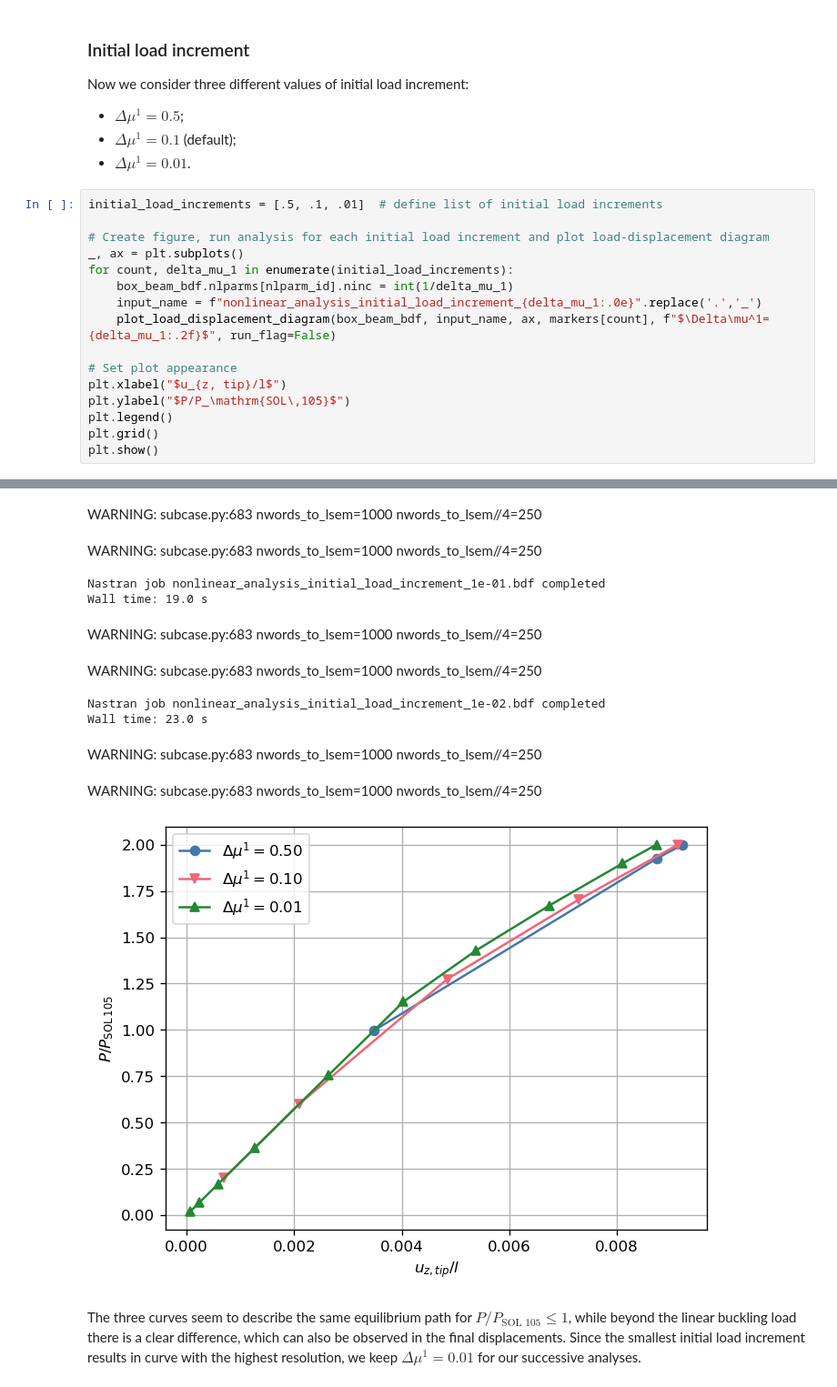
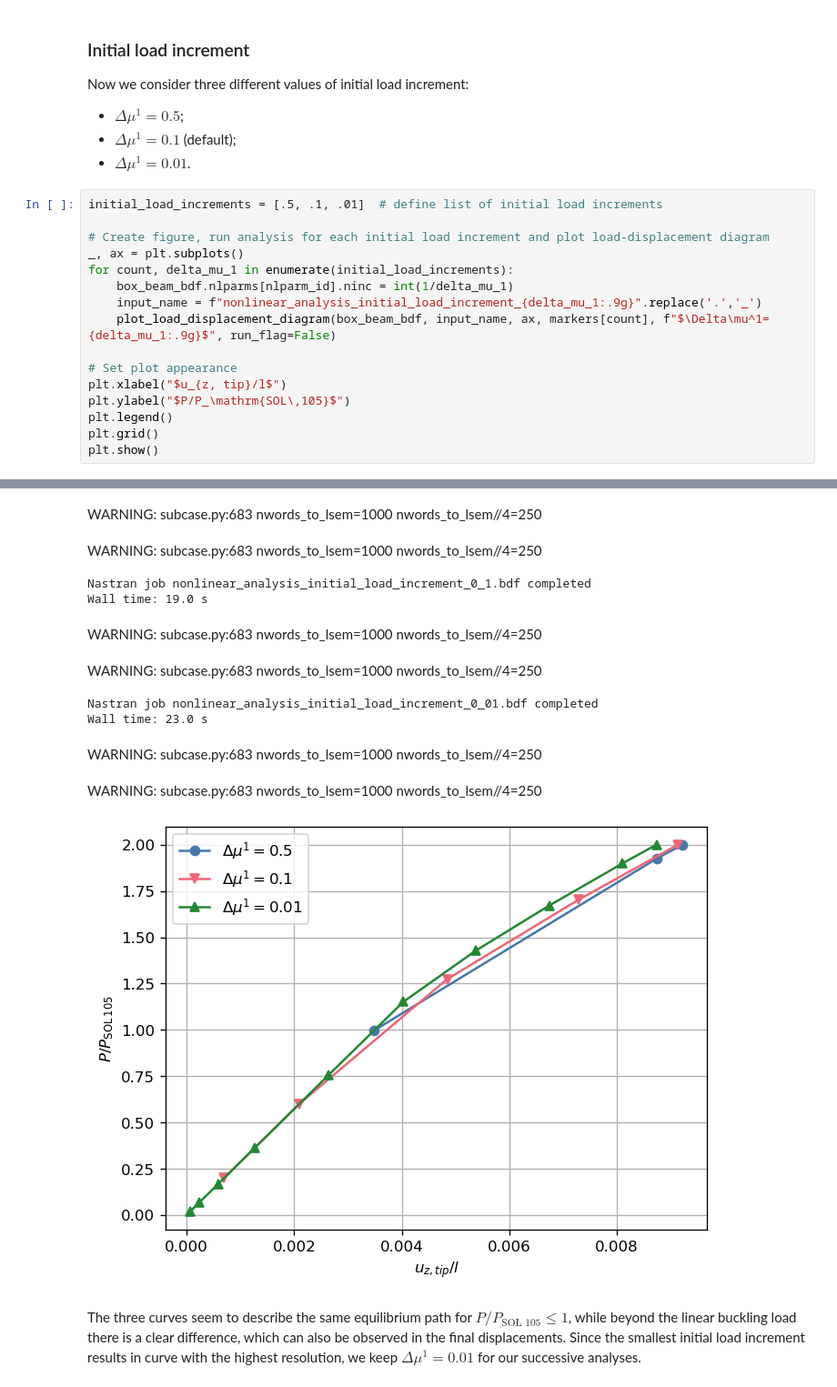
Before and after one commit to fmamitrotta/nonlinear-structural-stability-notebooks, a Jupyter notebook: notebooks/08_Nonlinear_Buckling_Analysis_of_a_Box_Beam_Reinforced_with_Ribs.ipynb, the cells around one changed output, grey strips where cells are left out. Shown at 91% size. Drawn from its saved outputs; the diff is of its cells as text.

```diff
--- a/notebooks/08_Nonlinear_Buckling_Analysis_of_a_Box_Beam_Reinforced_with_Ribs.ipynb
+++ b/notebooks/08_Nonlinear_Buckling_Analysis_of_a_Box_Beam_Reinforced_with_Ribs.ipynb
@@ -464,8 +464,8 @@ initial_load_increments = [.5, .1, .01]  # define list of initial load increment
 _, ax = plt.subplots()
 for count, delta_mu_1 in enumerate(initial_load_increments):
     box_beam_bdf.nlparms[nlparm_id].ninc = int(1/delta_mu_1)
-    input_name = f"nonlinear_analysis_initial_load_increment_{delta_mu_1:.0e}".replace('.','_')
-    plot_load_displacement_diagram(box_beam_bdf, input_name, ax, markers[count], f"$\Delta\mu^1={delta_mu_1:.2f}$", run_flag=False)
+    input_name = f"nonlinear_analysis_initial_load_increment_{delta_mu_1:.9g}".replace('.','_')
+    plot_load_displacement_diagram(box_beam_bdf, input_name, ax, markers[count], f"$\Delta\mu^1={delta_mu_1:.9g}$", run_flag=False)
 
 # Set plot appearance
 plt.xlabel("$u_{z, tip}/l$")
@@ -478,15 +478,15 @@ Nastran job nonlinear_analysis_initial_load_increment_5e-01.bdf completed
 Wall time: 16.0 s
 WARNING: subcase.py:683 nwords_to_lsem=1000 nwords_to_lsem//4=250
 WARNING: subcase.py:683 nwords_to_lsem=1000 nwords_to_lsem//4=250
-Nastran job nonlinear_analysis_initial_load_increment_1e-01.bdf completed
+Nastran job nonlinear_analysis_initial_load_increment_0_1.bdf completed
 Wall time: 19.0 s
 WARNING: subcase.py:683 nwords_to_lsem=1000 nwords_to_lsem//4=250
 WARNING: subcase.py:683 nwords_to_lsem=1000 nwords_to_lsem//4=250
-Nastran job nonlinear_analysis_initial_load_increment_1e-02.bdf completed
+Nastran job nonlinear_analysis_initial_load_increment_0_01.bdf completed
 Wall time: 23.0 s
 WARNING: subcase.py:683 nwords_to_lsem=1000 nwords_to_lsem//4=250
 WARNING: subcase.py:683 nwords_to_lsem=1000 nwords_to_lsem//4=250
-[figure, old version]
+[figure, new version]
 # %% [markdown]
 The three curves seem to describe the same equilibrium path for $P/P_\text{SOL 105}\leq1$, while beyond the linear buckling load there is a clear difference, which can also be observed in the final displacements. Since the smallest initial load increment results in curve with the highest resolution, we keep $\Delta\mu^1=0.01$ for our successive analyses.
 # %% [markdown]
```
Also changed, not shown: parts of 8 cells of this notebook, 59 other files.
